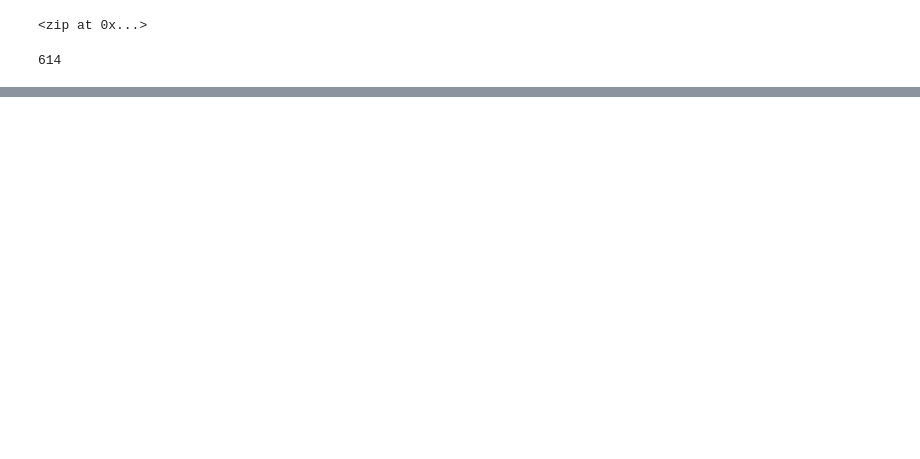
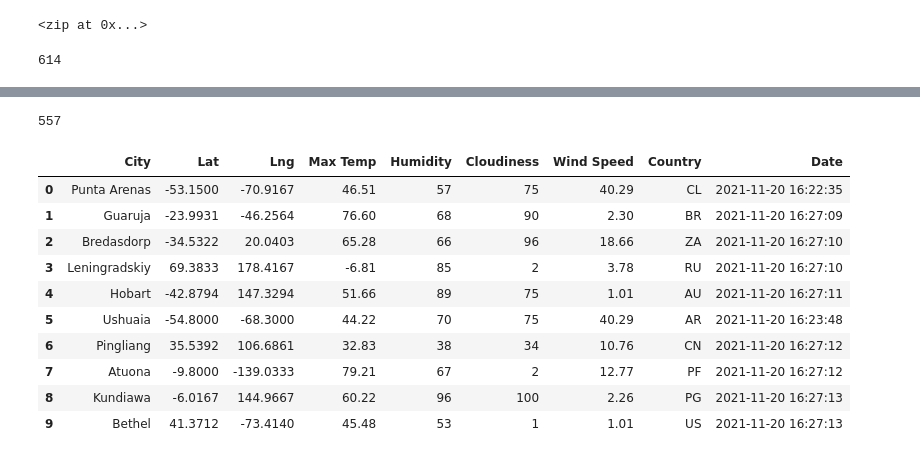
Before and after one commit to Loganalder/World_Weather_Analysis, a Jupyter notebook: WeatherPy.ipynb, the cells around one changed output, grey strips where cells are left out. Drawn from its saved outputs; the diff is of its cells as text; code cells hidden in the pictures; blank space fills up the shorter version.

```diff
--- a/WeatherPy.ipynb
+++ b/WeatherPy.ipynb
@@ -29,3 +29,9 @@ for coordinate in coordinates:
 len(cities)
 # %% [output]
 614
+# %%
+import requests
+from config import weather_api_key
+
+# Starting URL for Weather Map API Call.
+url = "http://api.openweathermap.org/data/2.5/weather?units=Imperial&APPID=" + weather_api_key
@@ -31,0 +122,20 @@ len(cities)
+# %%
+len(city_data)
+# %% [output]
+557
+# %%
+# Convert the array of dictionaries to a Pandas DataFrame.
+city_data_df = pd.DataFrame(city_data)
+city_data_df.head(10)
+# %% [output]
+|  | City | Lat | Lng | Max Temp | Humidity | Cloudiness | Wind Speed | Country | Date |
+| 0 | Punta Arenas | -53.1500 | -70.9167 | 46.51 | 57 | 75 | 40.29 | CL | 2021-11-20 16:22:35 |
+| 1 | Guaruja | -23.9931 | -46.2564 | 76.60 | 68 | 90 | 2.30 | BR | 2021-11-20 16:27:09 |
+| 2 | Bredasdorp | -34.5322 | 20.0403 | 65.28 | 66 | 96 | 18.66 | ZA | 2021-11-20 16:27:10 |
+| 3 | Leningradskiy | 69.3833 | 178.4167 | -6.81 | 85 | 2 | 3.78 | RU | 2021-11-20 16:27:10 |
+| 4 | Hobart | -42.8794 | 147.3294 | 51.66 | 89 | 75 | 1.01 | AU | 2021-11-20 16:27:11 |
+| 5 | Ushuaia | -54.8000 | -68.3000 | 44.22 | 70 | 75 | 40.29 | AR | 2021-11-20 16:23:48 |
+| 6 | Pingliang | 35.5392 | 106.6861 | 32.83 | 38 | 34 | 10.76 | CN | 2021-11-20 16:27:12 |
+| 7 | Atuona | -9.8000 | -139.0333 | 79.21 | 67 | 2 | 12.77 | PF | 2021-11-20 16:27:12 |
+| 8 | Kundiawa | -6.0167 | 144.9667 | 60.22 | 96 | 100 | 2.26 | PG | 2021-11-20 16:27:13 |
+| 9 | Bethel | 41.3712 | -73.4140 | 45.48 | 53 | 1 | 1.01 | US | 2021-11-20 16:27:13 |
```
Also changed, not shown: parts of 4 cells of this notebook, 3 other files.
